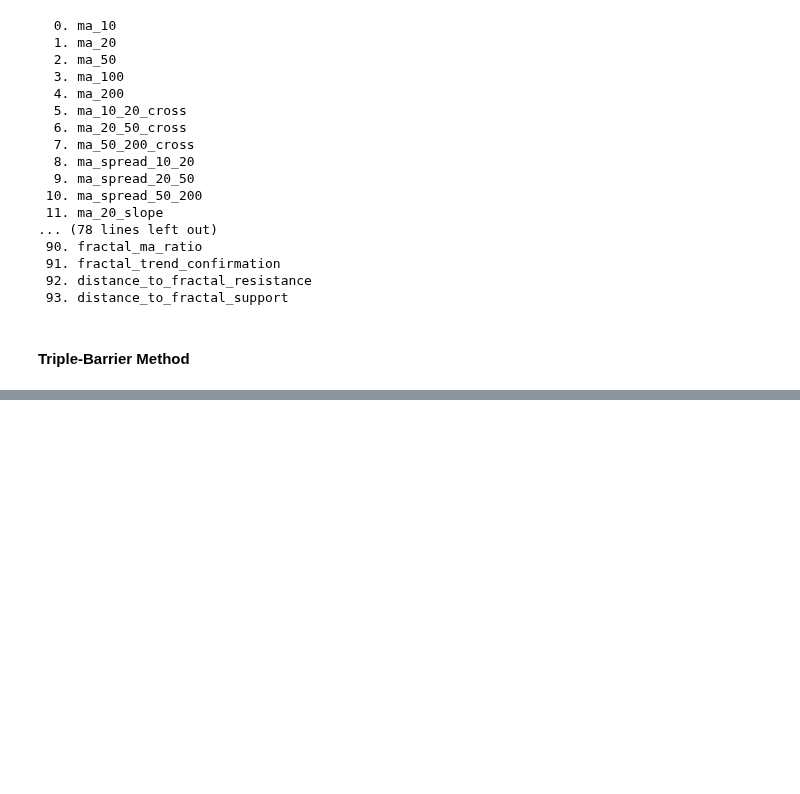
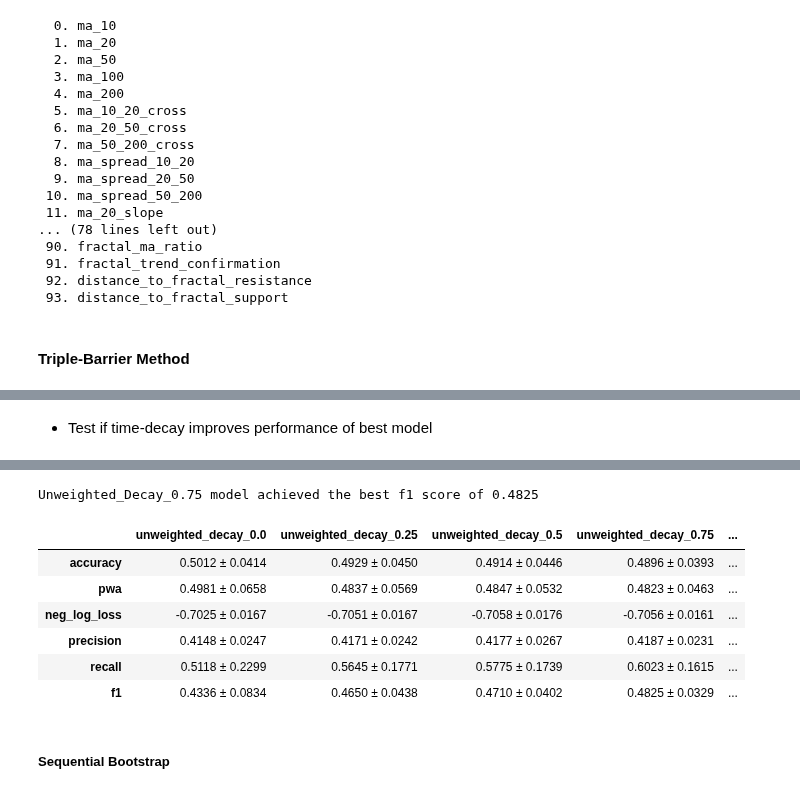
Before and after one commit to pnjoroge54/Machine-Learning-Blueprint, a Jupyter notebook: notebooks/Part_4_and_5-Sample Weights.ipynb, the cells around one changed output, grey strips where cells are left out. Saved outputs shown, nothing was run; the diff lists cells and outputs as text; code cells hidden in the pictures; blank space fills up the shorter version.

```diff
--- a/notebooks/Part_4_and_5-Sample Weights.ipynb
+++ b/notebooks/Part_4_and_5-Sample Weights.ipynb
@@ -146,7 +132,7 @@ sample_start, sample_end = start_date, "2023-12-31"
 ## 2. Bollinger Band Strategy
 # %%
 bb_timeframe = "M5"
-file = Path(r"..\data\EURUSD_M5_time_2018-01-01-2024-12-31.parq")
+file = Path(fr"..\data\EURUSD_{bb_timeframe}_time_2018-01-01-2024-12-31.parq")
 bb_time_bars = pd.read_parquet(file)
 # %%
 bb_period, bb_std = 20, 2 # Bollinger Band parameters
@@ -1459,0 +702,16 @@ winsound.Beep(1000, 1000)
+# %%
+from sklearn.ensemble import RandomForestClassifier
+
+
+# Initialize Random Forest
+
+clf = RandomForestClassifier(
+    criterion='entropy',
+    n_estimators=N_ESTIMATORS,
+    class_weight="balanced_subsample",
+    max_samples=avg_u,
+    min_weight_fraction_leaf=min_w_leaf,
+    max_depth=max_depth,
+    random_state=seed,
+    n_jobs=N_JOBS,  # Use all available cores
+    )
@@ -1459,0 +768,29 @@ winsound.Beep(1000, 1000)
+# %% [markdown]
+- Test if time-decay improves performance of best model
+# %%
+best_model_decay_cv_scores = pd.DataFrame()
+
+for scheme, decay_factor in tqdm(time_decay_weights.items()):
+    best_scheme_o = best_scheme.split("_decay")[0]
+    sample_weight = weighting_schemes[best_scheme_o] * decay_factor
+    cv_scores, cv_scores_df, cms = analyze_cross_val_scores(
+        clf, X_train, y_train, cv_gen,
+        sample_weight_train=sample_weight,
+        sample_weight_score=sample_weight,
+    )
+    score = cv_scores[scoring].mean()
+    best_score = max(best_score, score) if best_score is not None else score
+    scheme = f"{best_scheme_o}_{scheme}"
+    all_cv_scores_d[scheme] = cv_scores
+    all_cms[scheme] = cms
+    for idx, row in cv_scores_df.iterrows():
+        best_model_decay_cv_scores.loc[idx, scheme] = f"{row['mean']:.4f} ± {row['std']:.4f}"
+    if score == best_score:
+        best_scheme = scheme
+        weighting_schemes[best_scheme] = sample_weight
+    all_cv_scores_df[scheme] = best_model_decay_cv_scores[scheme]
+best_model_decay_cv_scores[f"{best_scheme_o}_decay_1.0"] = all_cv_scores_df[best_scheme_o]
+
+print(f"\n{best_scheme.title()} model achieved the best {scoring} score of {best_score:.4f}")
+best_model_decay_cv_scores
+# %% [output]
@@ -1459,0 +801,10 @@ winsound.Beep(1000, 1000)
+Unweighted_Decay_0.75 model achieved the best f1 score of 0.4825
+|  | unweighted_decay_0.0 | unweighted_decay_0.25 | unweighted_decay_0.5 | unweighted_decay_0.75 | ... |
+| accuracy | 0.5012 ± 0.0414 | 0.4929 ± 0.0450 | 0.4914 ± 0.0446 | 0.4896 ± 0.0393 | ... |
+| pwa | 0.4981 ± 0.0658 | 0.4837 ± 0.0569 | 0.4847 ± 0.0532 | 0.4823 ± 0.0463 | ... |
+| neg_log_loss | -0.7025 ± 0.0167 | -0.7051 ± 0.0167 | -0.7058 ± 0.0176 | -0.7056 ± 0.0161 | ... |
+| precision | 0.4148 ± 0.0247 | 0.4171 ± 0.0242 | 0.4177 ± 0.0267 | 0.4187 ± 0.0231 | ... |
+| recall | 0.5118 ± 0.2299 | 0.5645 ± 0.1771 | 0.5775 ± 0.1739 | 0.6023 ± 0.1615 | ... |
+| f1 | 0.4336 ± 0.0834 | 0.4650 ± 0.0438 | 0.4710 ± 0.0402 | 0.4825 ± 0.0329 | ... |
+# %% [markdown]
+##### Sequential Bootstrap
```
Also changed, not shown: parts of 70 cells of this notebook, 14 other files.
